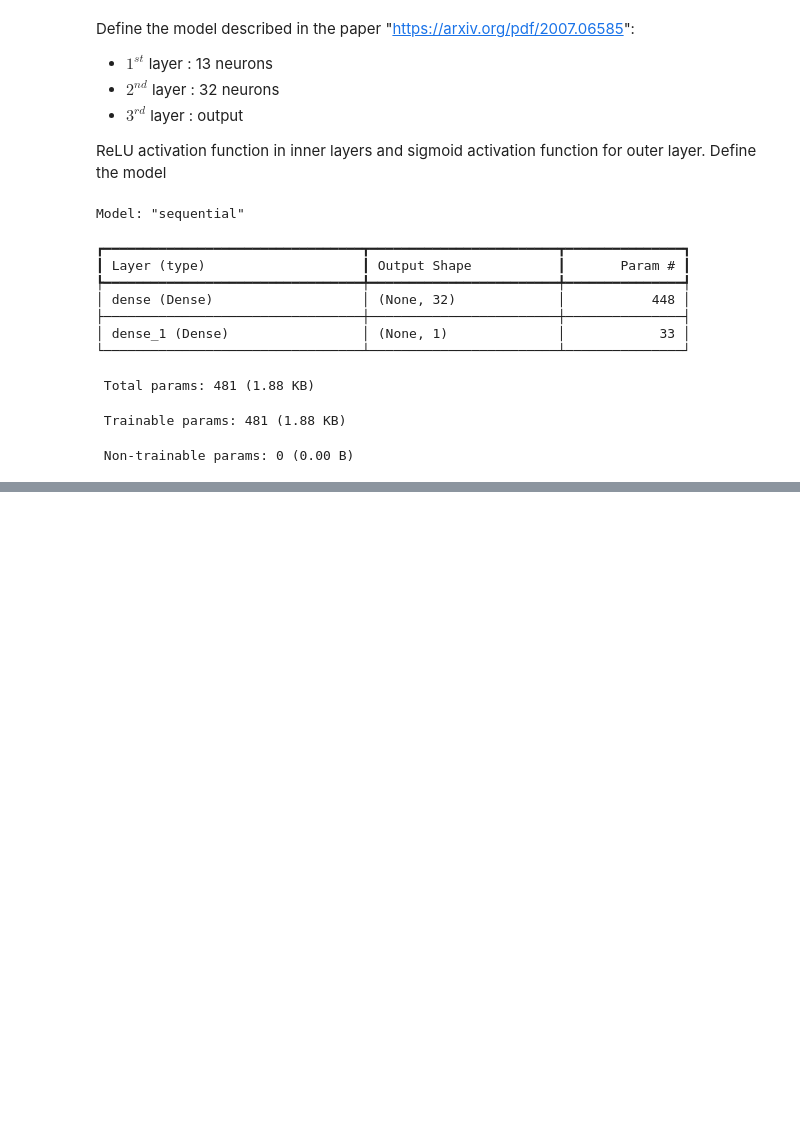
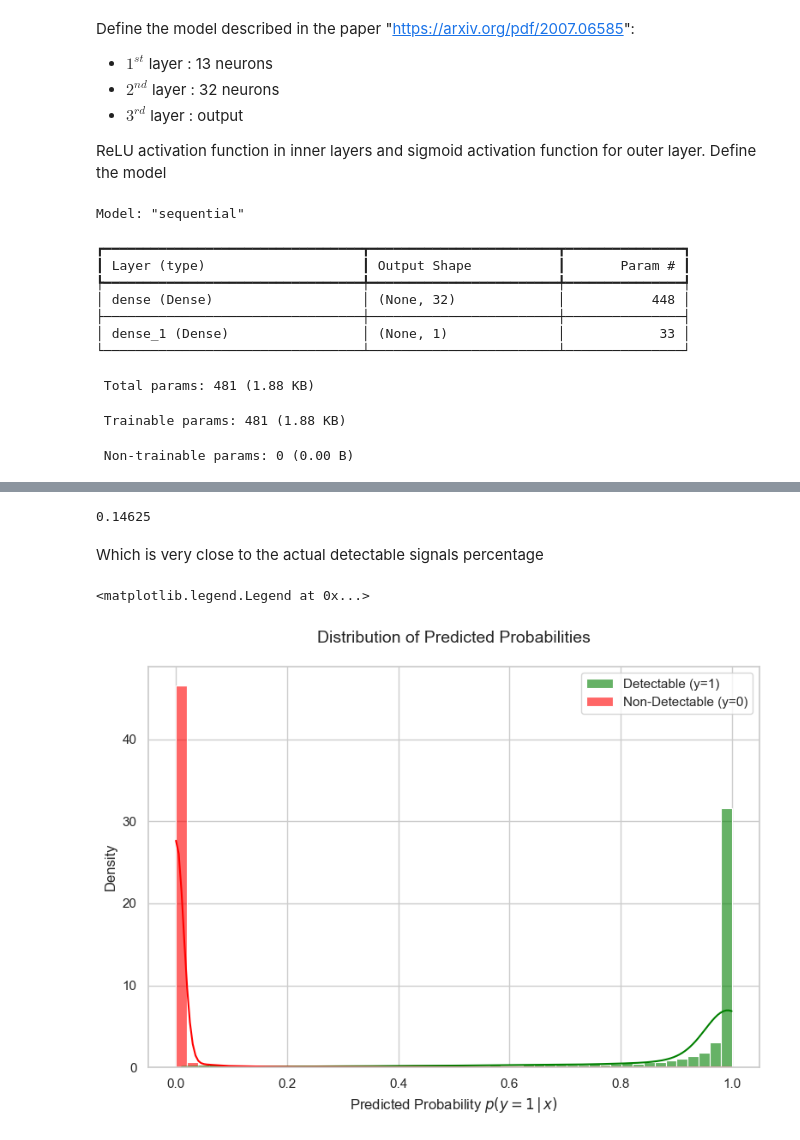
Before and after one commit to Richardforphys/AstroStatistics, a Jupyter notebook: Notebooks/Exam/LIGO/LIGO_NN.ipynb, the cells around one changed output, grey strips where cells are left out. Drawn from its saved outputs; the diff is of its cells as text; code cells hidden in the pictures; blank space fills up the shorter version.

```diff
--- a/Notebooks/Exam/LIGO/LIGO_NN.ipynb
+++ b/Notebooks/Exam/LIGO/LIGO_NN.ipynb
@@ -257,0 +253,7 @@ with open(r'C:\Users\ricca\Documents\Unimib-Code\AstroStatistics\Notebooks\Exam\
+# %%
+probs = model.predict(S_test)  # shape will be (n_samples, 1)
+probs = probs.flatten()       # shape becomes (n_samples,)
+# Compute p(y=1 | x)
+p_y1 = probs
+# Compute p(y=0 | x)
+p_y0 = 1 - probs
@@ -257,0 +262,22 @@ with open(r'C:\Users\ricca\Documents\Unimib-Code\AstroStatistics\Notebooks\Exam\
+# %%
+len(probs[y_test == 1])/len(probs)
+# %% [output]
+0.14625
+# %% [markdown]
+Which is very close to the actual detectable signals percentage
+# %%
+import seaborn as sns
+
+sns.set_theme(style="whitegrid")
+plt.figure(figsize=(8, 6))
+
+sns.histplot(probs[y_test == 1], bins=50, kde=True, color='green', label='Detectable (y=1)', stat='density', alpha=0.6)
+sns.histplot(probs[y_test == 0], bins=50, kde=True, color='red', label='Non-Detectable (y=0)', stat='density', alpha=0.6)
+
+plt.xlabel('Predicted Probability $p(y=1\,|\,x)$', fontsize=12)
+plt.ylabel('Density', fontsize=12)
+plt.title('Distribution of Predicted Probabilities', fontsize=14)
+plt.legend()
+# %% [output]
+<matplotlib.legend.Legend at 0x...>
+[figure, added]
```
Also changed, not shown: parts of 45 cells of this notebook, 40 other files.
